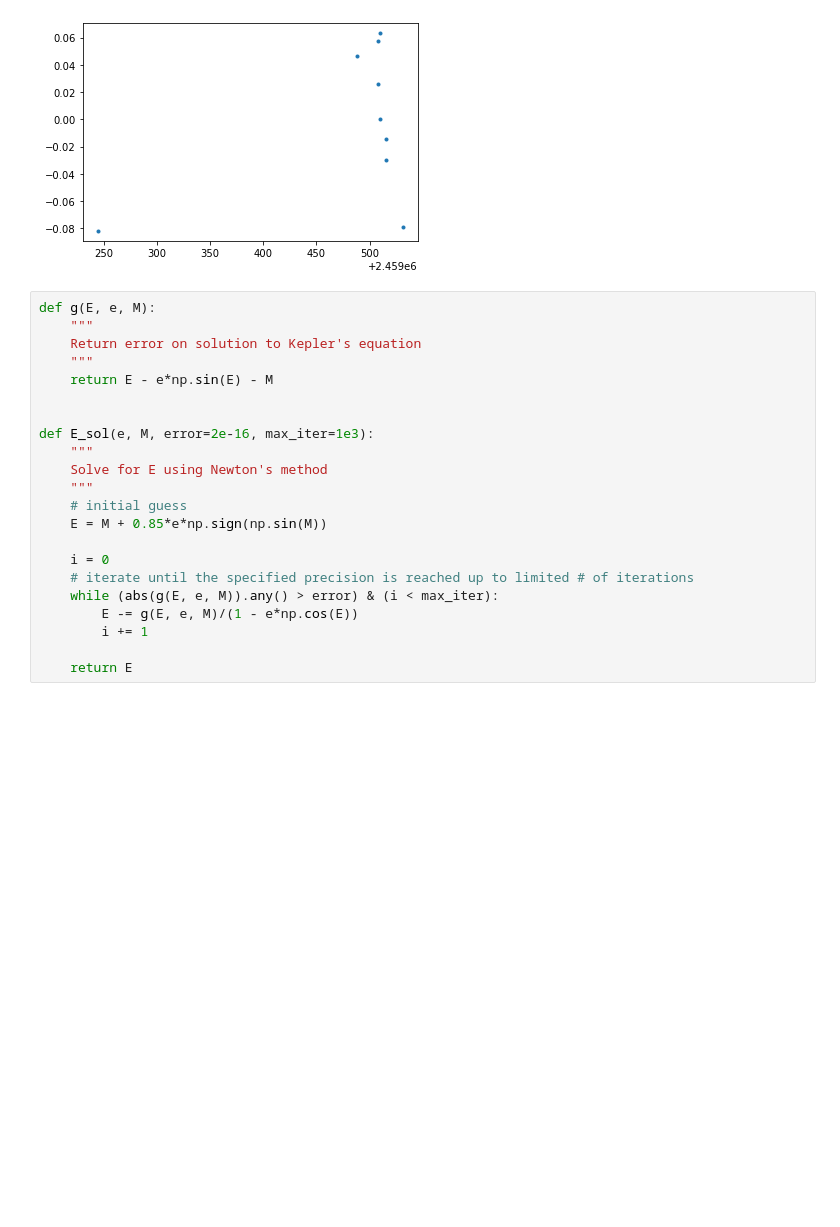
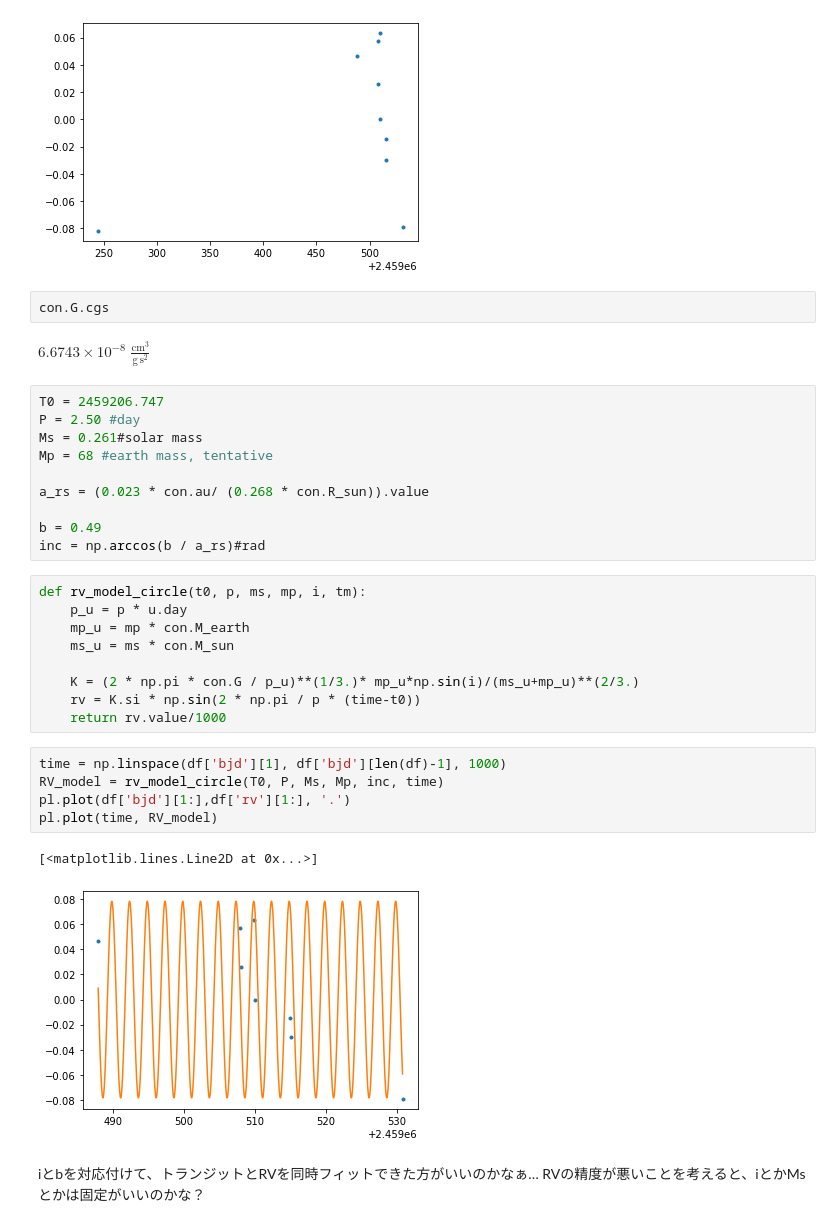
Before and after one commit to jpdeleon/toi1696, a Jupyter notebook: notebooks/RV analysis-2.ipynb, the cells around one changed output. Cells and saved outputs as stored; diff of their text form; blank space fills up the shorter version.

```diff
--- a/notebooks/RV analysis-2.ipynb
+++ b/notebooks/RV analysis-2.ipynb
@@ -33,25 +34,37 @@ pl.plot(df['bjd'],df['rv'], '.')
 # %% [output]
 [<matplotlib.lines.Line2D at 0x...>]
 [figure]
-# %%
-def g(E, e, M):
-    """
-    Return error on solution to Kepler's equation
-    """
-    return E - e*np.sin(E) - M
-
-
-def E_sol(e, M, error=2e-16, max_iter=1e3):
-    """
-    Solve for E using Newton's method
-    """
-    # initial guess
-    E = M + 0.85*e*np.sign(np.sin(M))
-
-    i = 0
-    # iterate until the specified precision is reached up to limited # of iterations
-    while (abs(g(E, e, M)).any() > error) & (i < max_iter):
-        E -= g(E, e, M)/(1 - e*np.cos(E))
-        i += 1
-
-    return E
+# %%
+con.G.cgs
+# %% [output]
+$6.6743 \times 10^{-8} \; \mathrm{\frac{cm^{3}}{g\,s^{2}}}$
+# %%
+T0 = 2459206.747
+P = 2.50 #day
+Ms = 0.261#solar mass
+Mp = 68 #earth mass, tentative
+
+a_rs = (0.023 * con.au/ (0.268 * con.R_sun)).value
+
+b = 0.49
+inc = np.arccos(b / a_rs)#rad
+# %%
+def rv_model_circle(t0, p, ms, mp, i, tm):
+    p_u = p * u.day
+    mp_u = mp * con.M_earth
+    ms_u = ms * con.M_sun
+
+    K = (2 * np.pi * con.G / p_u)**(1/3.)* mp_u*np.sin(i)/(ms_u+mp_u)**(2/3.)
+    rv = K.si * np.sin(2 * np.pi / p * (time-t0))
+    return rv.value/1000
+# %%
+time = np.linspace(df['bjd'][1], df['bjd'][len(df)-1], 1000)
+RV_model = rv_model_circle(T0, P, Ms, Mp, inc, time)
+pl.plot(df['bjd'][1:],df['rv'][1:], '.')
+pl.plot(time, RV_model)
+# %% [output]
+[<matplotlib.lines.Line2D at 0x...>]
+[figure, added]
+# %% [markdown]
+iとbを対応付けて、トランジットとRVを同時フィットできた方がいいのかなぁ…
+RVの精度が悪いことを考えると、iとかMsとかは固定がいいのかな？
```
Also changed, not shown: parts of 3 cells of this notebook.
